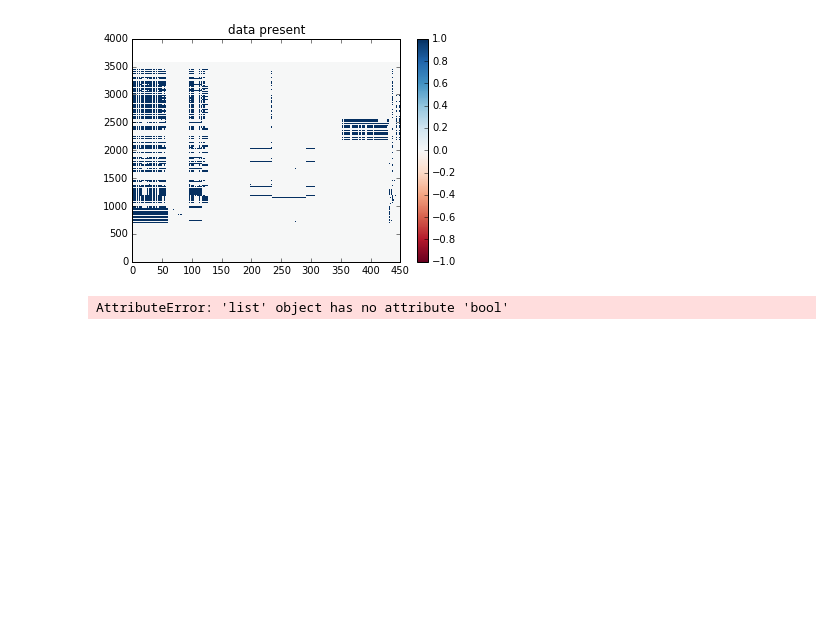
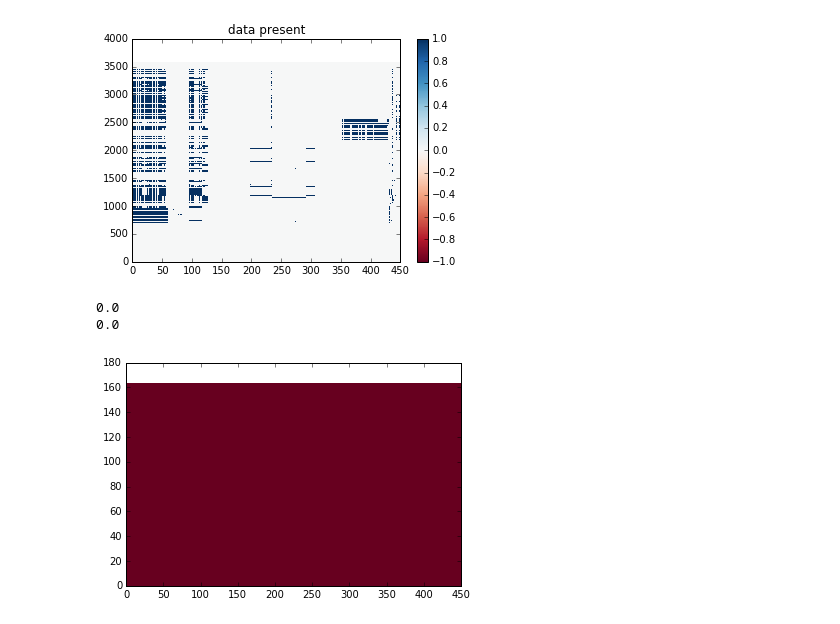
Before and after one commit to mattmacellaio/Insight-code, a Jupyter notebook: load_odata.ipynb, the cells around one changed output. Saved outputs shown, nothing was run; the diff lists cells and outputs as text; code cells hidden in the pictures; blank space fills up the shorter version.

```diff
--- a/load_odata.ipynb
+++ b/load_odata.ipynb
@@ -10,6 +10,7 @@ import matplotlib.pyplot as plt
 import csv
 import numpy as np
 import scipy
+import random
 #import pyvcf
 
 
@@ -41,7 +42,7 @@ with open('/home/matt/genotype_report_080817.csv', 'rb') as csvfile:
 labelSorted=sorted(colVals)
 diagCodes=np.zeros((rowCount,indexAssaystart1))
 genoCodes=np.zeros((rowCount,len(colVals)-indexAssaystart1))
-genoCodesCat=np.zeros((rowCount,len(colVals)-indexAssaystart1))
+genoCodesData=np.zeros((rowCount,len(colVals)-indexAssaystart1))
 
 # could fix and make more efficient to fill diagCodes
 # diagCodes=[all(tuple) for tuple in zip(*alldata)]
@@ -60,30 +61,33 @@ for row in alldata:
     for col in row[0:indexAssaystart1-1]:
         if col=='TRUE':
             diagCodes[rowNum,colNum]=int(col == 'TRUE')
-        if colNum==0:
-            diagCodes[rowNum,colNum]=col
+#         if colNum==0:
+#             diagCodes[rowNum,colNum]=col
         colNum=colNum+1
 
     colNum=indexAssaystart1
     for col in row[indexAssaystart1:]:
         if col=='none':
             genoCodes[rowNum,colNum-indexAssaystart1]=0
-            genoCodesCat[rowNum,colNum-indexAssaystart1]=0
         else:
             genoCodes[rowNum,colNum-indexAssaystart1]=1
             elnum=1
             for el in els[colNum]:
                 if col==el:
-                    genoCodesCat[rowNum,colNum-indexAssaystart1]=elnum
-                    check=[col=='UND',col=='N/A',col=='INV']
-                    for i in check:
-                        if i=='TRUE':
-                            genoCodesCat[rowNum,colNum-indexAssaystart1]=0
+                    genoCodesData[rowNum,colNum-indexAssaystart1]=elnum
+                    check=['UND','N/A','INV']
+                    if col in check:
+                        genoCodesData[rowNum,colNum-indexAssaystart1]=0
+                        genoCodes[rowNum,colNum-indexAssaystart1]=0
                 elnum=elnum+1
 
         colNum=colNum+1
 
     rowNum=rowNum+1
+
+#transpose
+diagCodesCat=map(list, zip(*diagCodes))
+genoCodesCat=map(list, zip(*genoCodes))
 # %%
 #plot test/patient organization
 # y, x = np.mgrid[slice(-3, 3 + dy, dy),slice(-3, 3 + dx, dx)]
@@ -103,7 +107,15 @@ plt.show()
 # %% [output]
 [figure]
 [figure]
-# %%
-[col=='UND',col=='N/A',col=='INV'].bool
-# %% [output]
-AttributeError: 'list' object has no attribute 'bool'
+# %%
+usedata=[genoCodesData[i] for i in usePtsover100]
+print max(genoCodesData[usePtsover100[100]])
+print max(usedata[100])
+# genocodesdataalt=[[i[j] for j in useTestsover100] for i in usedata]
+# plt.pcolor(usedata,cmap='RdBu',vmin=0,vmax=10)
+# plt.show()
+plt.plot(usePtsover100)
+# %% [output]
+0.0
+0.0
+[figure, added]
```
Also changed, not shown: parts of 25 cells of this notebook.
